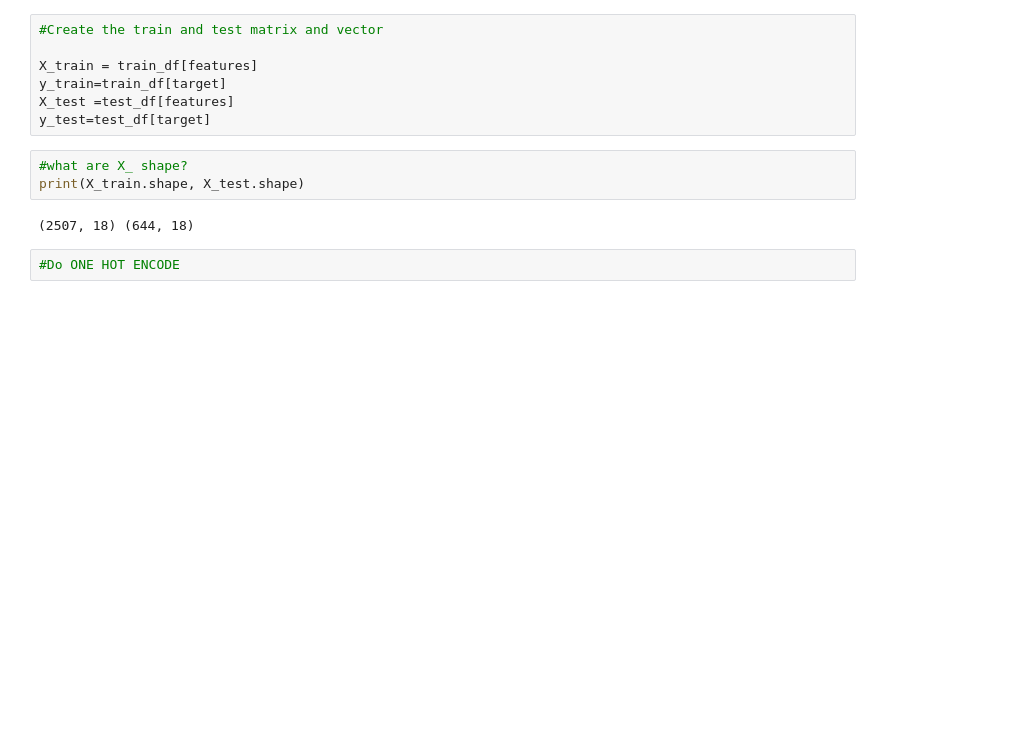
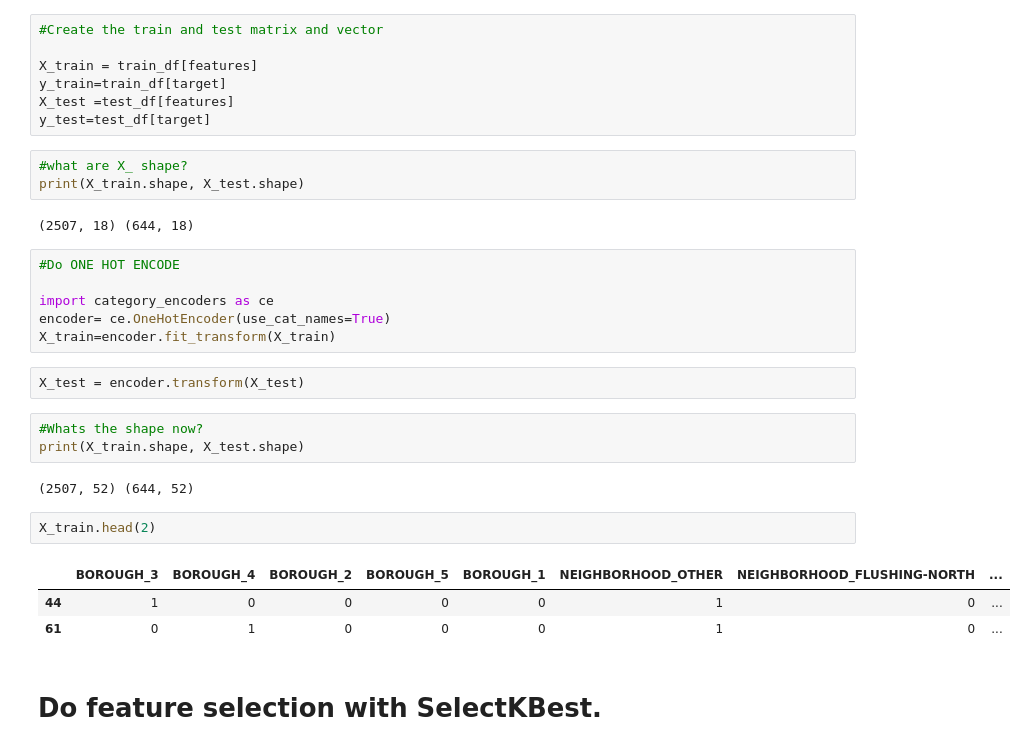
Before and after one commit to yestrella14/DS-Unit-2-Linear-Models, a Jupyter notebook: LS_DS_213_assignment.ipynb, the cells around one changed output. Drawn from its saved outputs; the diff is of its cells as text; blank space fills up the shorter version.

```diff
--- a/LS_DS_213_assignment.ipynb
+++ b/LS_DS_213_assignment.ipynb
@@ -239,5 +264,24 @@ y_test=test_df[target]
 print(X_train.shape, X_test.shape)
 # %% [output]
 (2507, 18) (644, 18)
-# %%
-#Do ONE HOT ENCODE
+# %%
+#Do ONE HOT ENCODE
+
+import category_encoders as ce
+encoder= ce.OneHotEncoder(use_cat_names=True)
+X_train=encoder.fit_transform(X_train)
+# %%
+X_test = encoder.transform(X_test)
+# %%
+#Whats the shape now?
+print(X_train.shape, X_test.shape)
+# %% [output]
+(2507, 52) (644, 52)
+# %%
+X_train.head(2)
+# %% [output]
+|  | BOROUGH_3 | BOROUGH_4 | BOROUGH_2 | BOROUGH_5 | BOROUGH_1 | NEIGHBORHOOD_OTHER | NEIGHBORHOOD_FLUSHING-NORTH | ... |
+| 44 | 1 | 0 | 0 | 0 | 0 | 1 | 0 | ... |
+| 61 | 0 | 1 | 0 | 0 | 0 | 1 | 0 | ... |
+# %% [markdown]
+# **Do feature selection with SelectKBest.**
```
Also changed, not shown: parts of 9 cells of this notebook.
